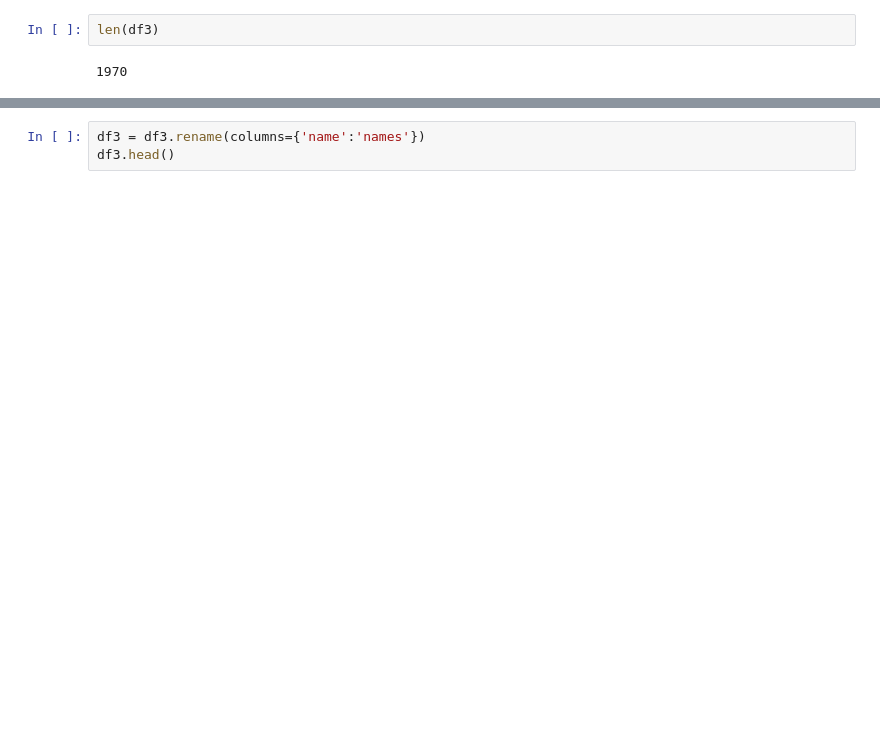
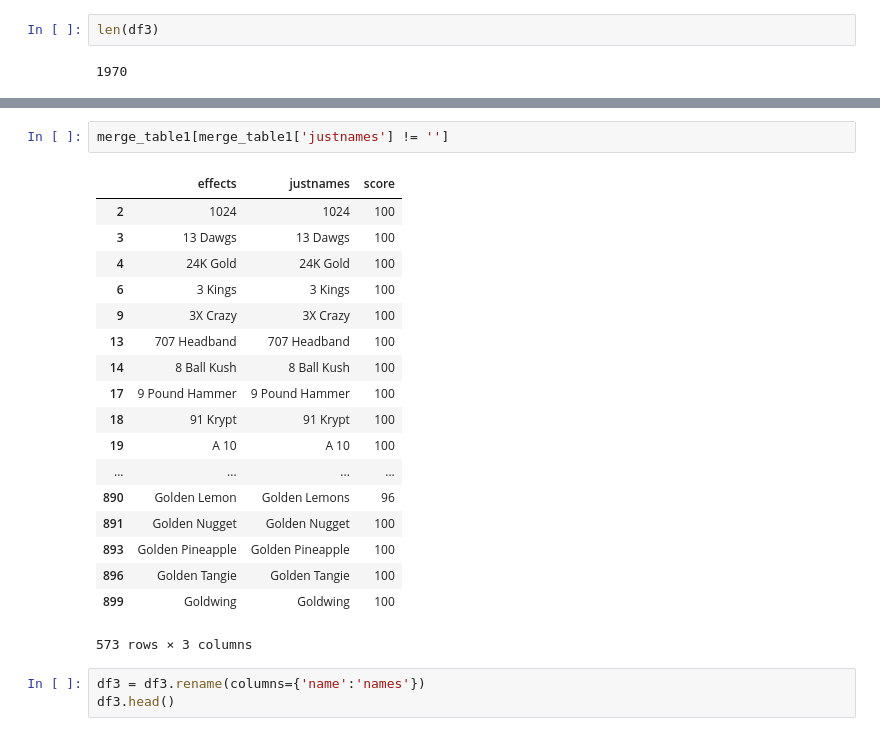
Before and after one commit to stephkendall/Cannabis-Predictions, a Jupyter notebook: CSV & API.ipynb, the cells around one changed output, grey strips where cells are left out. Cells and saved outputs as stored; diff of their text form; blank space fills up the shorter version.

```diff
--- a/CSV & API.ipynb
+++ b/CSV & API.ipynb
@@ -246,3 +278,24 @@ merge_table1
+# %%
+merge_table1[merge_table1['justnames'] != '']
+# %% [output]
+|  | effects | justnames | score |
+| 2 | 1024 | 1024 | 100 |
+| 3 | 13 Dawgs | 13 Dawgs | 100 |
+| 4 | 24K Gold | 24K Gold | 100 |
+| 6 | 3 Kings | 3 Kings | 100 |
+| 9 | 3X Crazy | 3X Crazy | 100 |
+| 13 | 707 Headband | 707 Headband | 100 |
+| 14 | 8 Ball Kush | 8 Ball Kush | 100 |
+| 17 | 9 Pound Hammer | 9 Pound Hammer | 100 |
+| 18 | 91 Krypt | 91 Krypt | 100 |
+| 19 | A 10 | A 10 | 100 |
+| ... | ... | ... | ... |
+| 890 | Golden Lemon | Golden Lemons | 96 |
+| 891 | Golden Nugget | Golden Nugget | 100 |
+| 893 | Golden Pineapple | Golden Pineapple | 100 |
+| 896 | Golden Tangie | Golden Tangie | 100 |
+| 899 | Goldwing | Goldwing | 100 |
+573 rows × 3 columns
 # %%
 df3 = df3.rename(columns={'name':'names'})
 df3.head()
```
Also changed, not shown: parts of 24 cells of this notebook, 10 other files.
